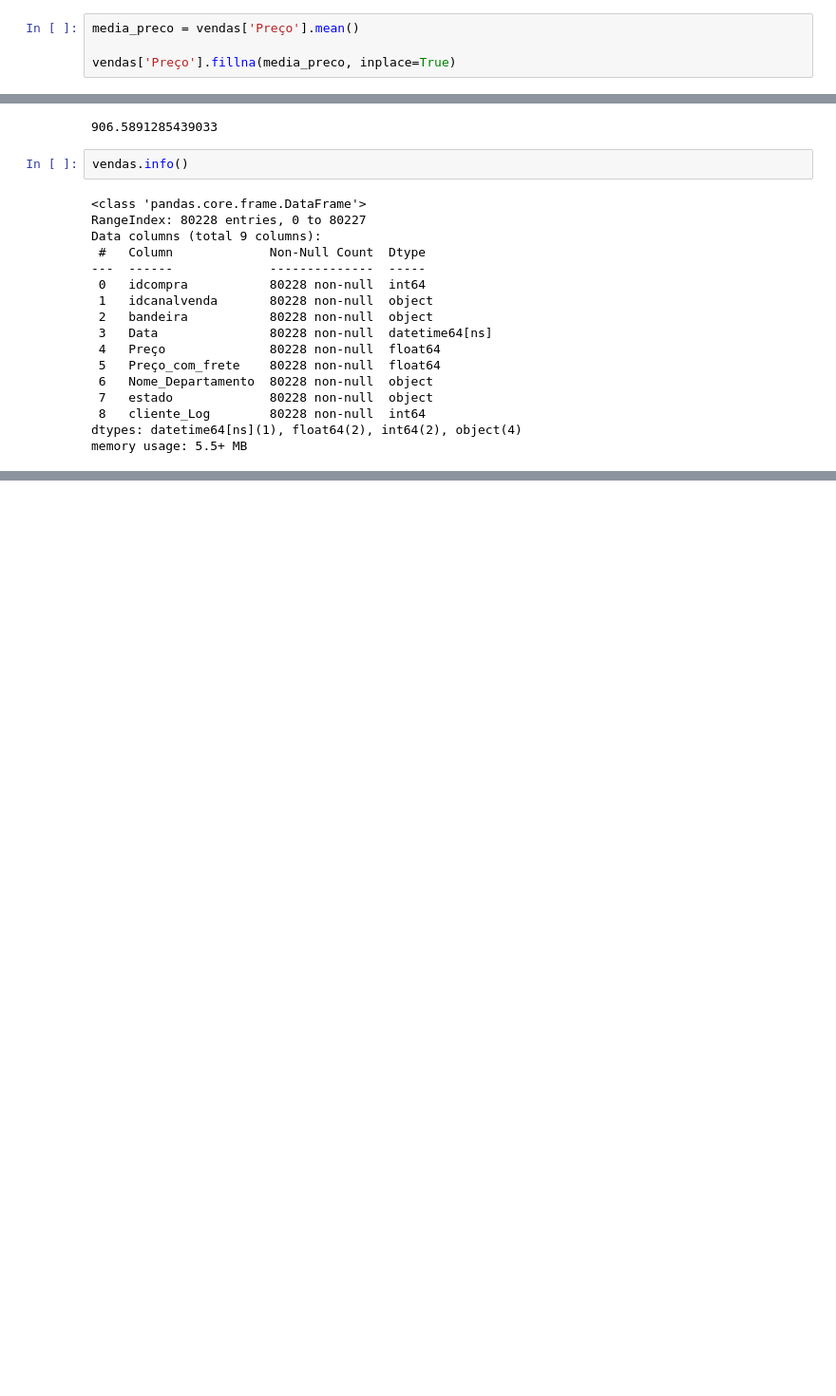
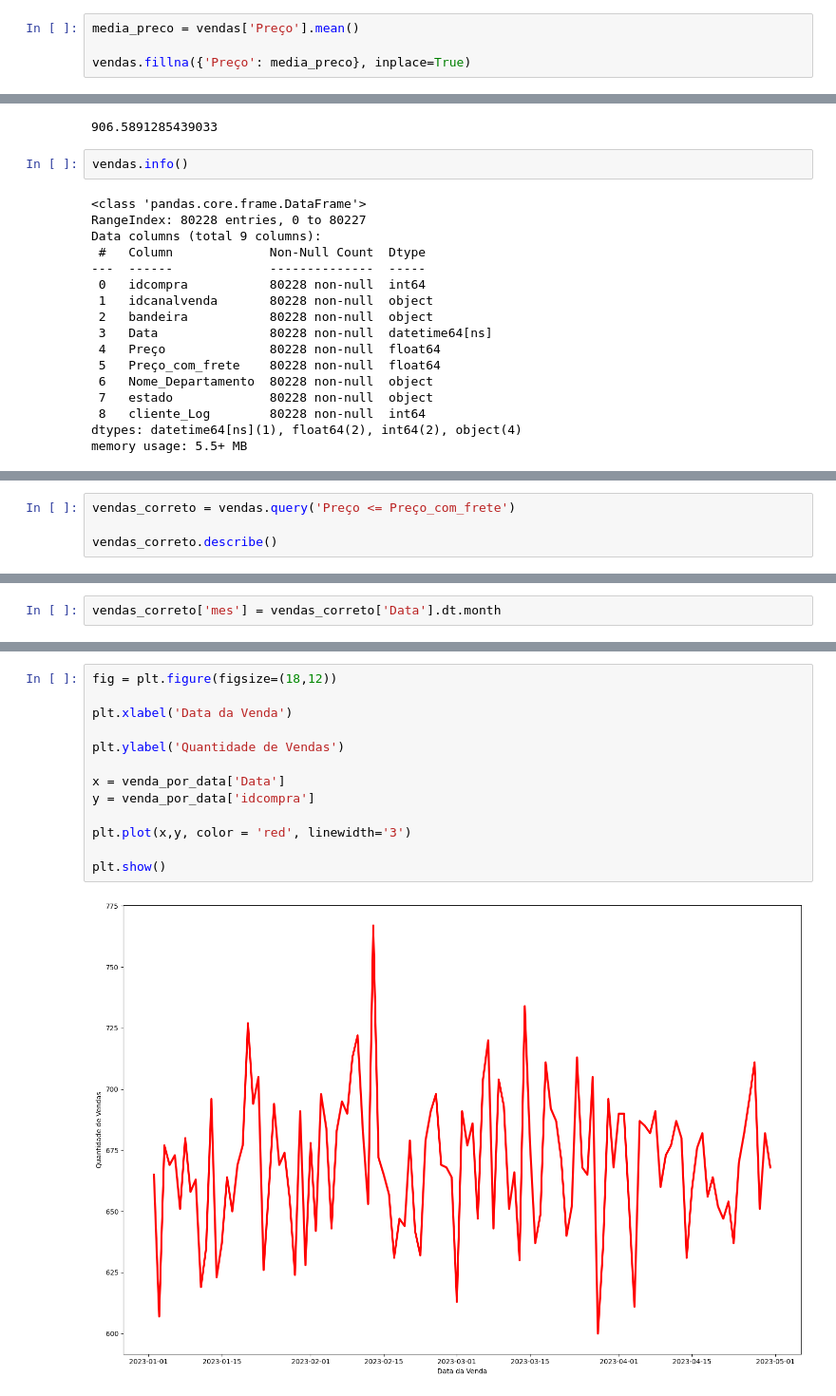
Before and after one commit to aristoxen/biblioteca_pandas, a Jupyter notebook: case_2.ipynb, the cells around one changed output, grey strips where cells are left out. Shown: that part at 95% size. Saved outputs shown, nothing was run; the diff lists cells and outputs as text; blank space fills up the shorter version.

```diff
--- a/case_2.ipynb
+++ b/case_2.ipynb
@@ -144,5 +177,5 @@ memory usage: 5.5+ MB
 # %%
 media_preco = vendas['Preço'].mean()
 
-vendas['Preço'].fillna(media_preco, inplace=True)
+vendas.fillna({'Preço': media_preco}, inplace=True)
 # %%
@@ -170,0 +218,4 @@ memory usage: 5.5+ MB
+# %%
+vendas_correto = vendas.query('Preço <= Preço_com_frete')
+
+vendas_correto.describe()
@@ -170,0 +309,2 @@ memory usage: 5.5+ MB
+# %%
+vendas_correto['mes'] = vendas_correto['Data'].dt.month
@@ -170,0 +439,15 @@ memory usage: 5.5+ MB
+# %%
+fig = plt.figure(figsize=(18,12))
+
+plt.xlabel('Data da Venda')
+
+plt.ylabel('Quantidade de Vendas')
+
+x = venda_por_data['Data']
+y = venda_por_data['idcompra']
+
+plt.plot(x,y, color = 'red', linewidth='3')
+
+plt.show()
+# %% [output]
+[figure, added]
```
Also changed, not shown: parts of 38 cells of this notebook.
